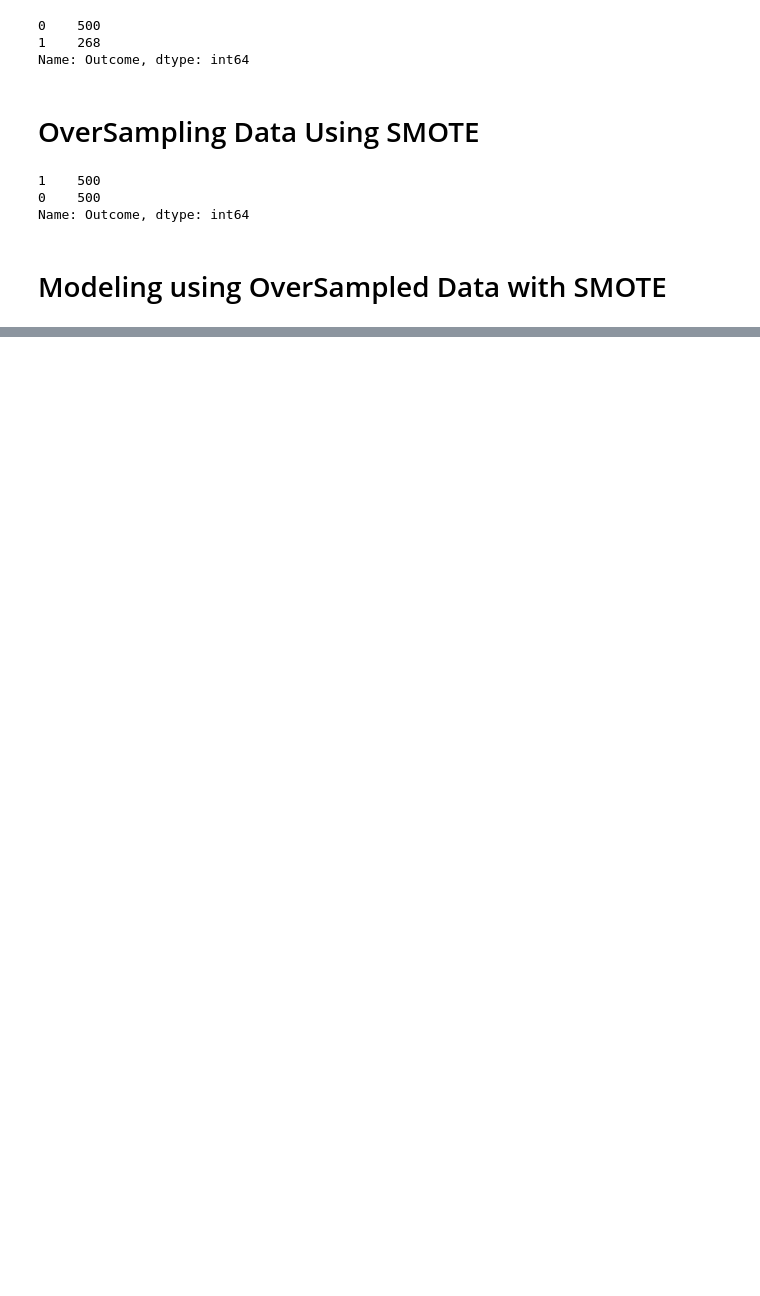
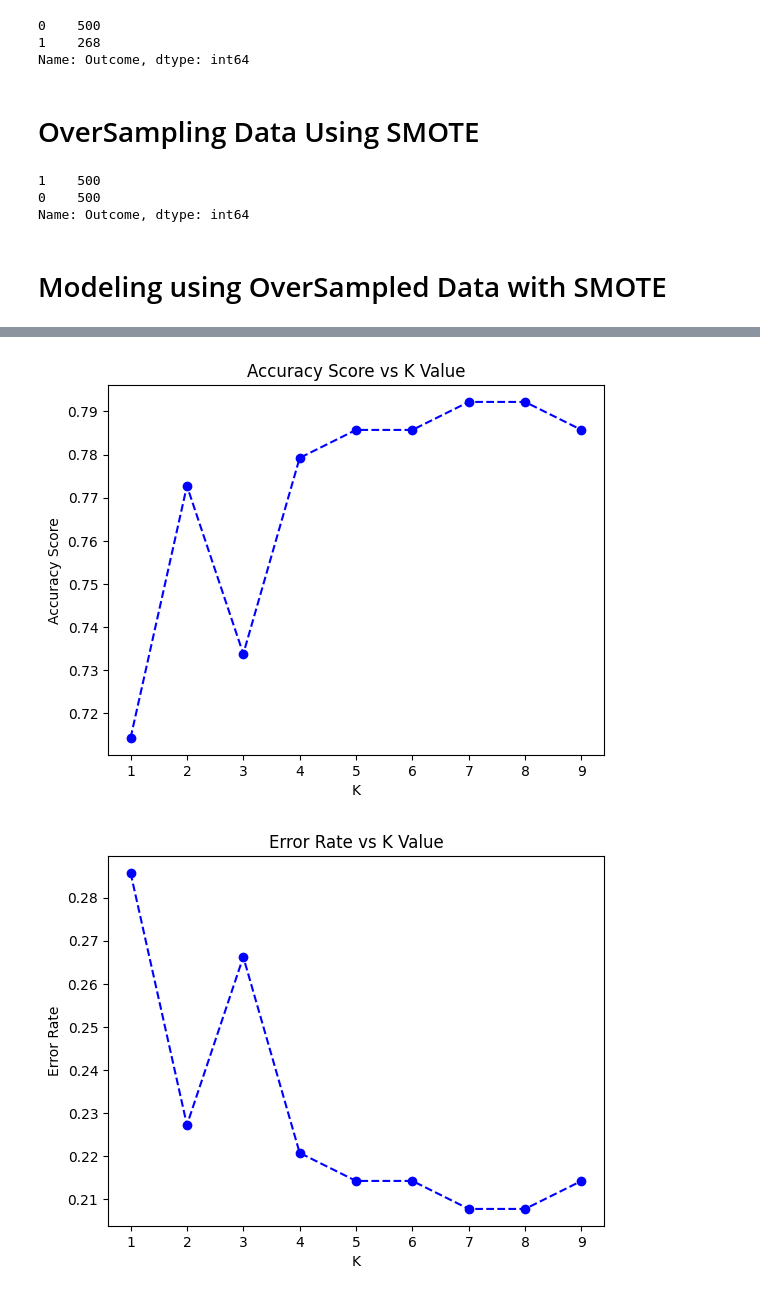
Before and after one commit to Harsh502s/ML-Assignments, a Jupyter notebook: Notebooks/Assignment 4_2 NB Diabetes.ipynb, the cells around one changed output, grey strips where cells are left out. Drawn from its saved outputs; the diff is of its cells as text; code cells hidden in the pictures; blank space fills up the shorter version.

```diff
--- a/Notebooks/Assignment 4_2 NB Diabetes.ipynb
+++ b/Notebooks/Assignment 4_2 NB Diabetes.ipynb
@@ -333,0 +337,40 @@ model_metrics.sort_values(
+# %%
+# Creating elbow plot to find best value of K using accuracy score
+
+accuracy_score = []
+
+for i in range(1, 10):
+    knn = KNeighborsClassifier(n_neighbors=i)
+    knn.fit(X_train, y_train)
+    pred_i = knn.predict(X_test)
+    accuracy_score.append(np.mean(pred_i == y_test))
+    pass
+
+
+
+plt.plot(range(1, 10), accuracy_score, color="blue", linestyle="dashed", marker="o")
+plt.title("Accuracy Score vs K Value")
+plt.xlabel("K")
+plt.ylabel("Accuracy Score")
+plt.show()
+
+# Creating elbow plot to find best value of K using error rate
+
+error_rate = []
+
+for i in range(1, 10):
+    knn = KNeighborsClassifier(n_neighbors=i)
+    knn.fit(X_train, y_train)
+    pred_i = knn.predict(X_test)
+    error_rate.append(np.mean(pred_i != y_test))
+    pass
+
+
+plt.plot(range(1, 10), error_rate, color="blue", linestyle="dashed", marker="o")
+plt.title("Error Rate vs K Value")
+plt.xlabel("K")
+plt.ylabel("Error Rate")
+plt.show()
+# %% [output]
+[figure, added]
+[figure, added]
```
Also changed, not shown: parts of 5 cells of this notebook, 6 other files.
